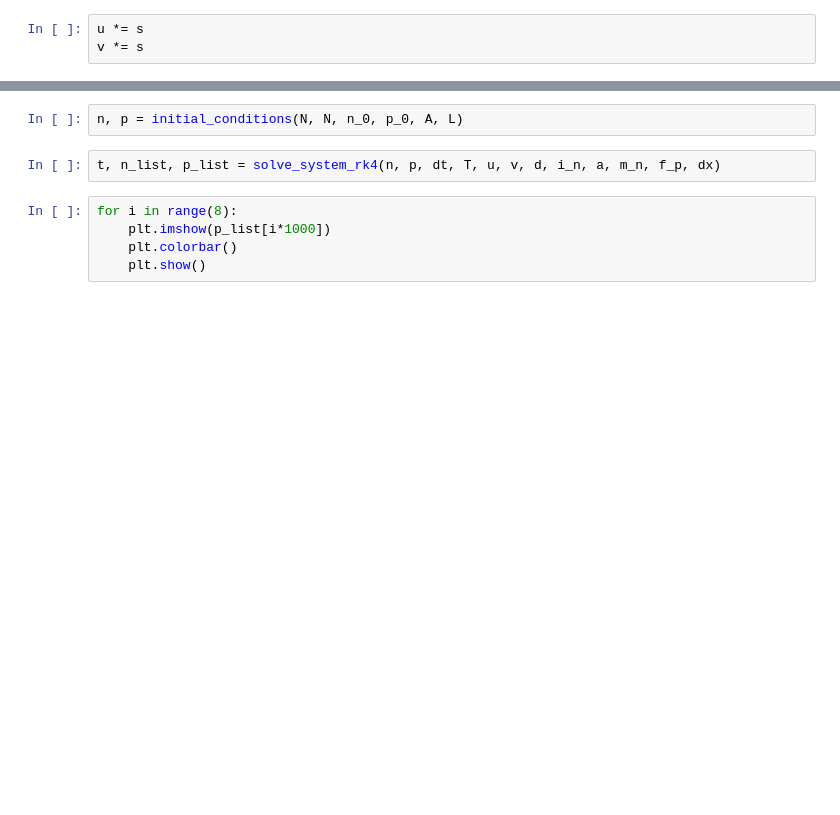
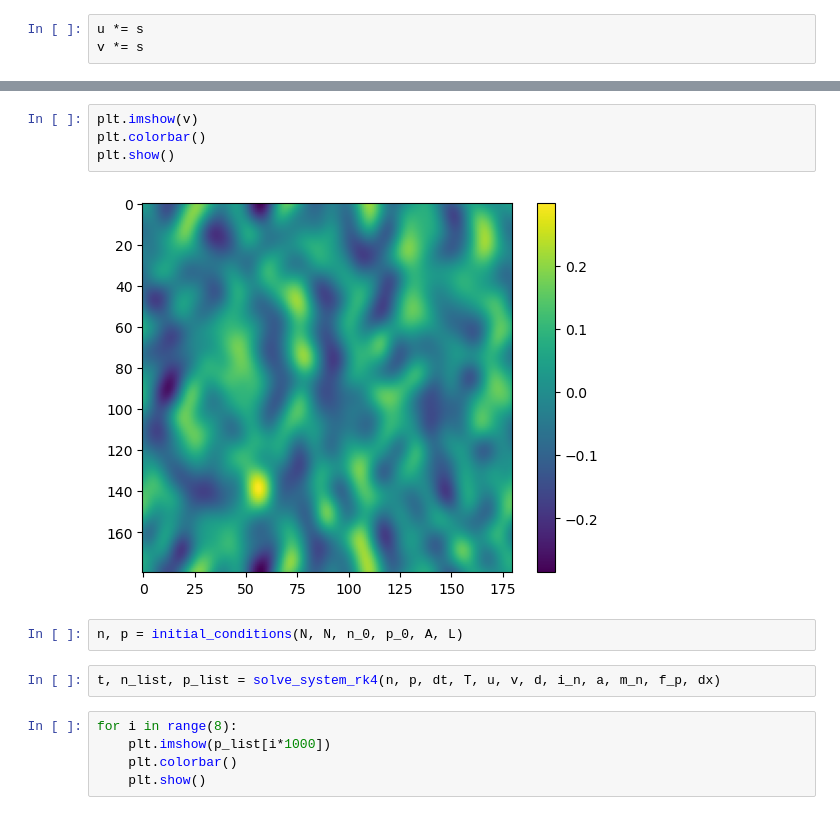
Before and after one commit to AlonsoFernandezVM/Pattern-formation-in-a-phytoplankton-population-based-on-stochastic-models-of-the-ocean-turbulence, a Jupyter notebook: notebooks/result_replication_radom_flow.ipynb, the cells around one changed output, grey strips where cells are left out. Cells and saved outputs as stored; diff of their text form; blank space fills up the shorter version.

```diff
--- a/notebooks/result_replication_radom_flow.ipynb
+++ b/notebooks/result_replication_radom_flow.ipynb
@@ -238,3 +251,9 @@ v *= s
+# %%
+plt.imshow(v)
+plt.colorbar()
+plt.show()
+# %% [output]
+[figure, added]
 # %%
 n, p = initial_conditions(N, N, n_0, p_0, A, L)
 # %%
```
Also changed, not shown: parts of 18 cells of this notebook.
